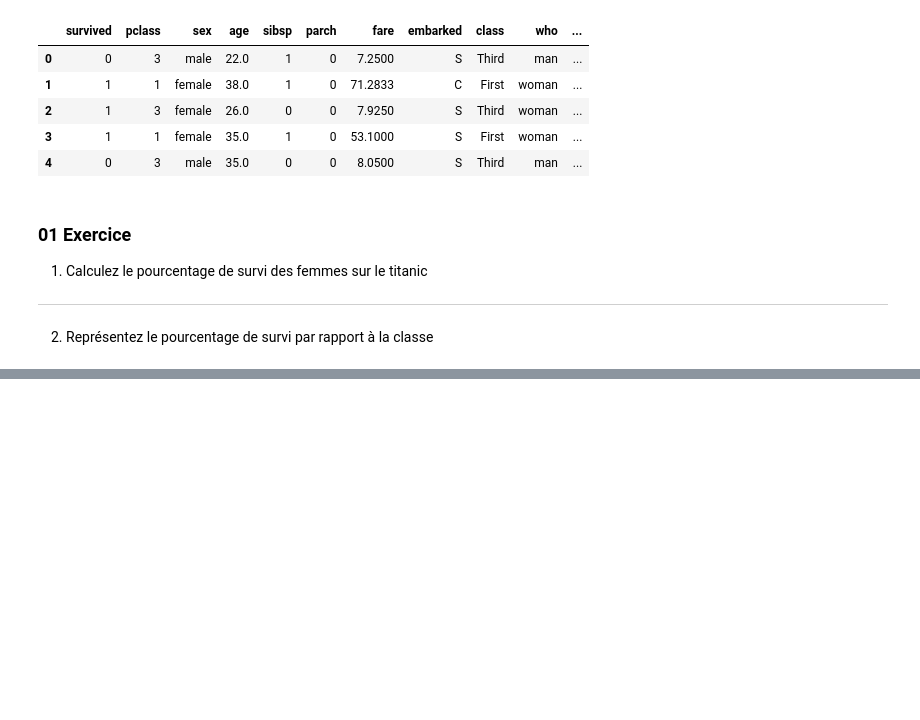
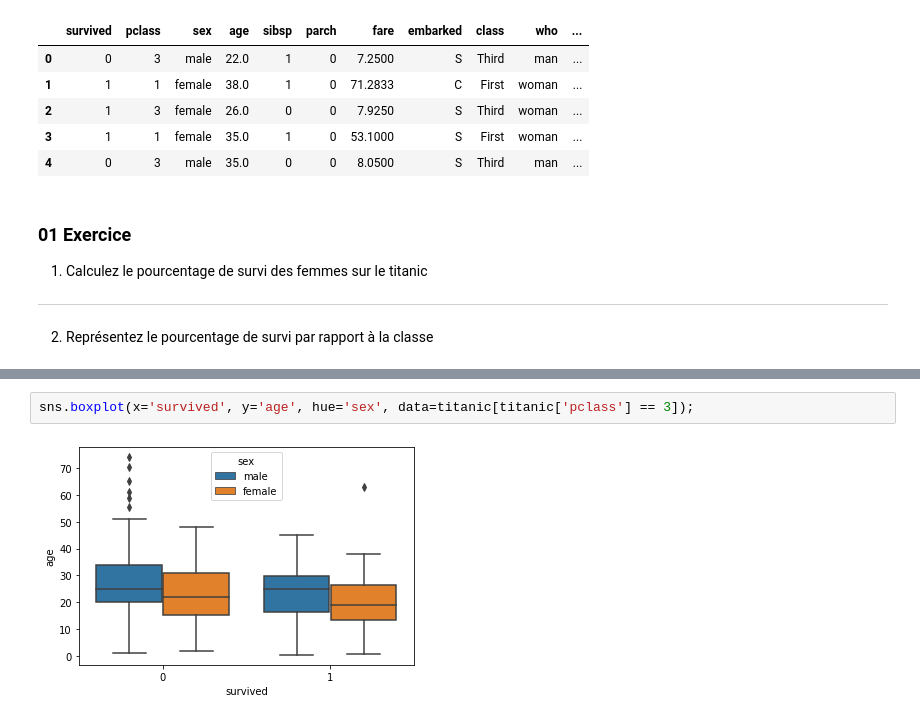
Before and after one commit to Antoine07/E3_DATA, a Jupyter notebook: Dataviz/Notebook/02_Exercices.ipynb, the cells around one changed output, grey strips where cells are left out. Cells and saved outputs as stored; diff of their text form; blank space fills up the shorter version.

```diff
--- a/Dataviz/Notebook/02_Exercices.ipynb
+++ b/Dataviz/Notebook/02_Exercices.ipynb
@@ -59,0 +106,4 @@ titanic.head()
+# %%
+sns.boxplot(x='survived', y='age', hue='sex', data=titanic[titanic['pclass'] == 3]);
+# %% [output]
+[figure, added]
```
Also changed, not shown: parts of 6 cells of this notebook.
